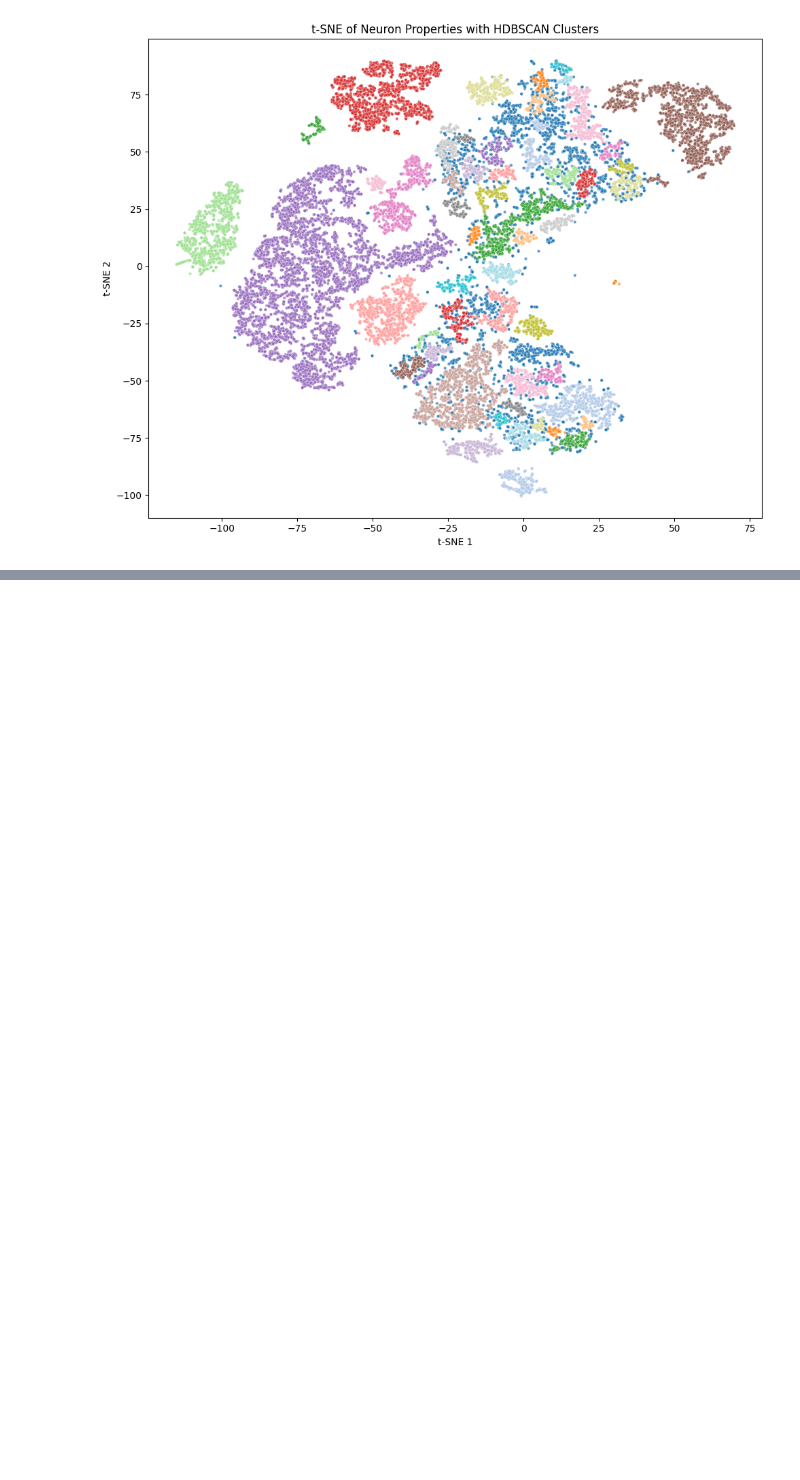
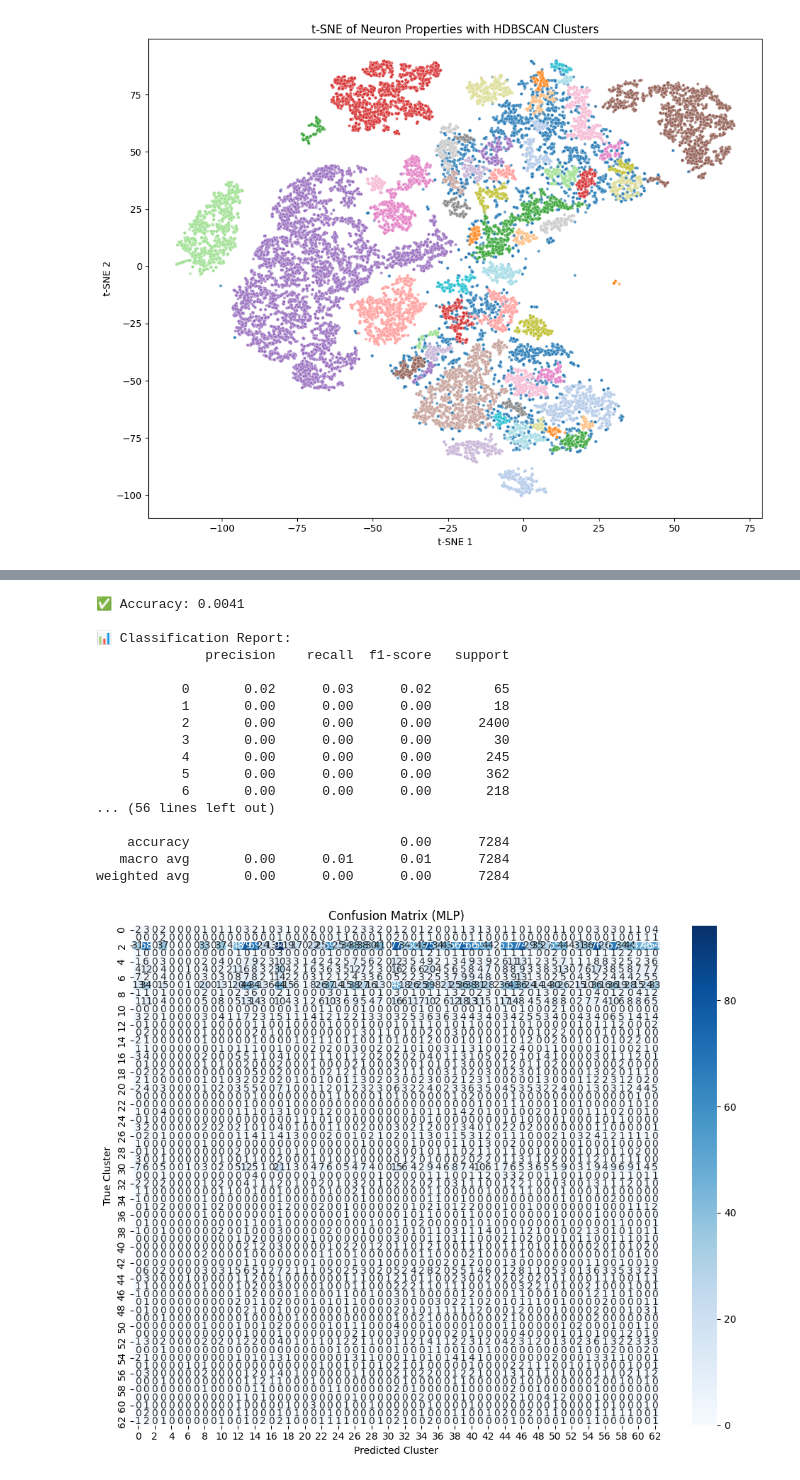
Before and after one commit to mariakesa/LuckyMouse2, a Jupyter notebook: neuron_property_decoding/multitaskMLP.ipynb, the cells around one changed output, grey strips where cells are left out. Saved outputs shown, nothing was run; the diff lists cells and outputs as text; code cells hidden in the pictures; blank space fills up the shorter version.

```diff
--- a/neuron_property_decoding/multitaskMLP.ipynb
+++ b/neuron_property_decoding/multitaskMLP.ipynb
@@ -204,0 +385,45 @@ plt.show()
+# %%
+# --- Evaluation ---
+model.eval()
+all_preds, all_labels = [], []
+
+with torch.no_grad():
+    for x_batch, y_batch in test_loader:
+        x_batch = x_batch.to(device)
+        logits = model(x_batch)
+        preds = torch.argmax(logits, dim=1).cpu().numpy()
+        all_preds.extend(preds)
+        all_labels.extend(y_batch.numpy())
+
+print(f"\n✅ Accuracy: {accuracy_score(all_labels, all_preds):.4f}")
+print("\n📊 Classification Report:")
+print(classification_report(all_labels, all_preds))
+
+# --- Confusion Matrix ---
+cm = confusion_matrix(all_labels, all_preds)
+plt.figure(figsize=(10, 8))
+sns.heatmap(cm, annot=True, fmt='d', cmap='Blues')
+plt.xlabel("Predicted Cluster")
+plt.ylabel("True Cluster")
+plt.title("Confusion Matrix (MLP)")
+plt.tight_layout()
+plt.show()
+# %% [output]
+✅ Accuracy: 0.0041
+
+📊 Classification Report:
+              precision    recall  f1-score   support
+
+           0       0.02      0.03      0.02        65
+           1       0.00      0.00      0.00        18
+           2       0.00      0.00      0.00      2400
+           3       0.00      0.00      0.00        30
+           4       0.00      0.00      0.00       245
+           5       0.00      0.00      0.00       362
+           6       0.00      0.00      0.00       218
+... (56 lines left out)
+
+    accuracy                           0.00      7284
+   macro avg       0.00      0.01      0.01      7284
+weighted avg       0.00      0.00      0.00      7284
+[figure, added]
```
Also changed, not shown: parts of 4 cells of this notebook, 1 other file.
